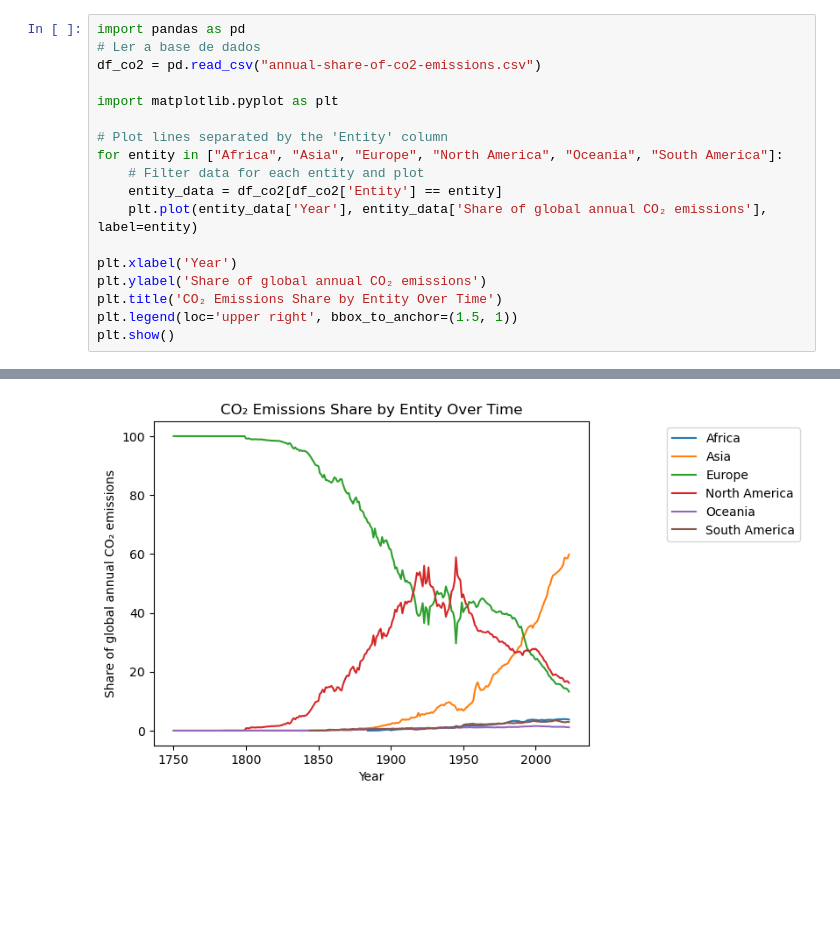
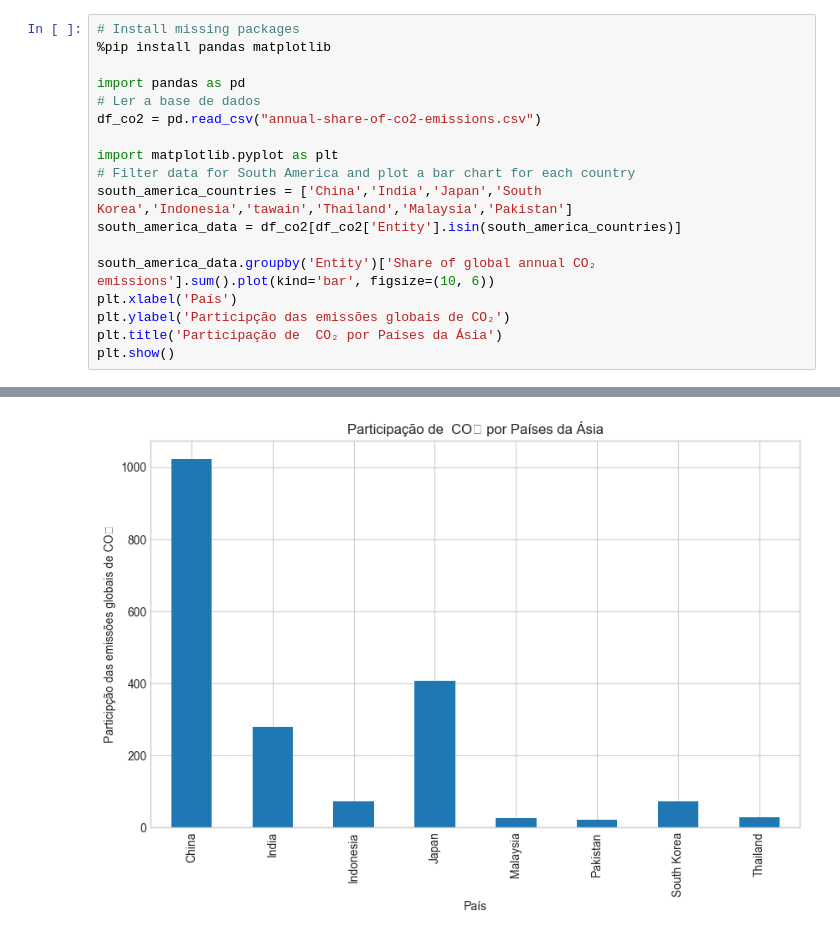
Before and after one commit to pimazzo/AV3, a Jupyter notebook: AV3Q3.ipynb, the cells around one changed output, grey strips where cells are left out. Cells and saved outputs as stored; diff of their text form; blank space fills up the shorter version.

```diff
--- a/AV3Q3.ipynb
+++ b/AV3Q3.ipynb
@@ -1,19 +163,19 @@
 # %%
+# Install missing packages
+%pip install pandas matplotlib
+
 import pandas as pd
 # Ler a base de dados
 df_co2 = pd.read_csv("annual-share-of-co2-emissions.csv")
 
 import matplotlib.pyplot as plt
+# Filter data for South America and plot a bar chart for each country
+south_america_countries = ['China','India','Japan','South Korea','Indonesia','tawain','Thailand','Malaysia','Pakistan']
+south_america_data = df_co2[df_co2['Entity'].isin(south_america_countries)]
 
-# Plot lines separated by the 'Entity' column
-for entity in ["Africa", "Asia", "Europe", "North America", "Oceania", "South America"]:
-    # Filter data for each entity and plot
-    entity_data = df_co2[df_co2['Entity'] == entity]
-    plt.plot(entity_data['Year'], entity_data['Share of global annual CO₂ emissions'], label=entity)
-
-plt.xlabel('Year')
-plt.ylabel('Share of global annual CO₂ emissions')
-plt.title('CO₂ Emissions Share by Entity Over Time')
-plt.legend(loc='upper right', bbox_to_anchor=(1.5, 1))
+south_america_data.groupby('Entity')['Share of global annual CO₂ emissions'].sum().plot(kind='bar', figsize=(10, 6))
+plt.xlabel('País')
+plt.ylabel('Participção das emissões globais de CO₂')
+plt.title('Participação de  CO₂ por Países da Ásia')
 plt.show()
 # %% [output]
@@ -20 +197 @@ plt.show()
-[figure, old version]
+[figure, new version]
```
Also changed, not shown: parts of 11 cells of this notebook.
